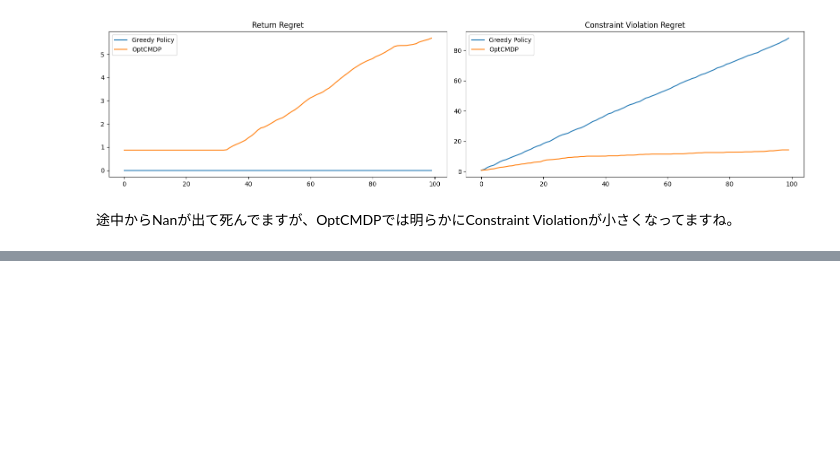
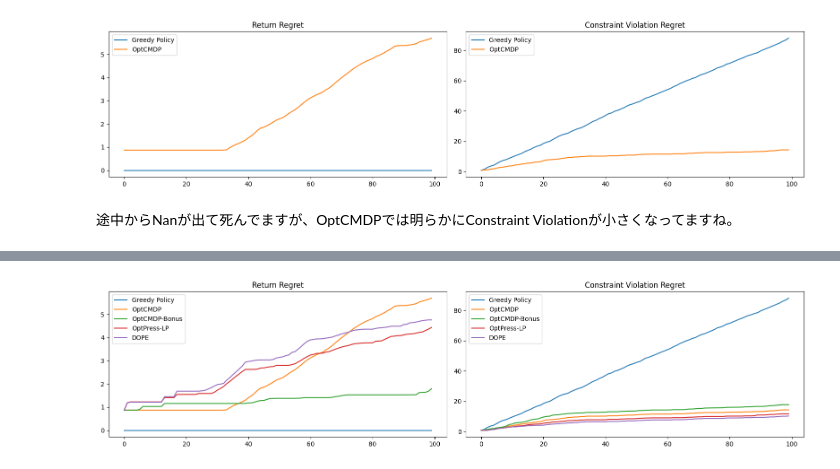
Before and after one commit to syuntoku14/Shumi-Note, a Jupyter notebook: notebooks/RL_CMDP_explore_exploit.ipynb, the cells around one changed output, grey strips where cells are left out. Drawn from its saved outputs; the diff is of its cells as text; code cells hidden in the pictures; blank space fills up the shorter version.

```diff
--- a/notebooks/RL_CMDP_explore_exploit.ipynb
+++ b/notebooks/RL_CMDP_explore_exploit.ipynb
@@ -897,0 +1356,6 @@ plt.tight_layout()
+# %%
+iteration = 100
+
+dope_regrets_rew, dope_regrets_vio = DOPE(mdp, iteration)
+dope_regrets_rew = np.cumsum(dope_regrets_rew)
+dope_regrets_vio = np.cumsum(dope_regrets_vio)
@@ -897,0 +1380,23 @@ plt.tight_layout()
+# %%
+plt.figure(figsize=(16, 4))
+plt.subplot(1, 2, 1)
+plt.title("Return Regret")
+plt.plot(gr_regrets_rew, label="Greedy Policy")
+plt.plot(regrets_rew, label="OptCMDP")
+plt.plot(bonus_regrets_rew, label="OptCMDP-Bonus")
+plt.plot(optpress_regrets_rew, label="OptPress-LP")
+plt.plot(dope_regrets_rew, label="DOPE")
+plt.legend()
+
+plt.subplot(1, 2, 2)
+plt.title("Constraint Violation Regret")
+plt.plot(gr_regrets_vio, label="Greedy Policy")
+plt.plot(regrets_vio, label="OptCMDP")
+plt.plot(bonus_regrets_vio, label="OptCMDP-Bonus")
+plt.plot(optpress_regrets_vio, label="OptPress-LP")
+plt.plot(dope_regrets_vio, label="DOPE")
+plt.legend()
+
+plt.tight_layout()
+# %% [output]
+[figure, added]
```
Also changed, not shown: parts of 16 cells of this notebook, 2 other files.
